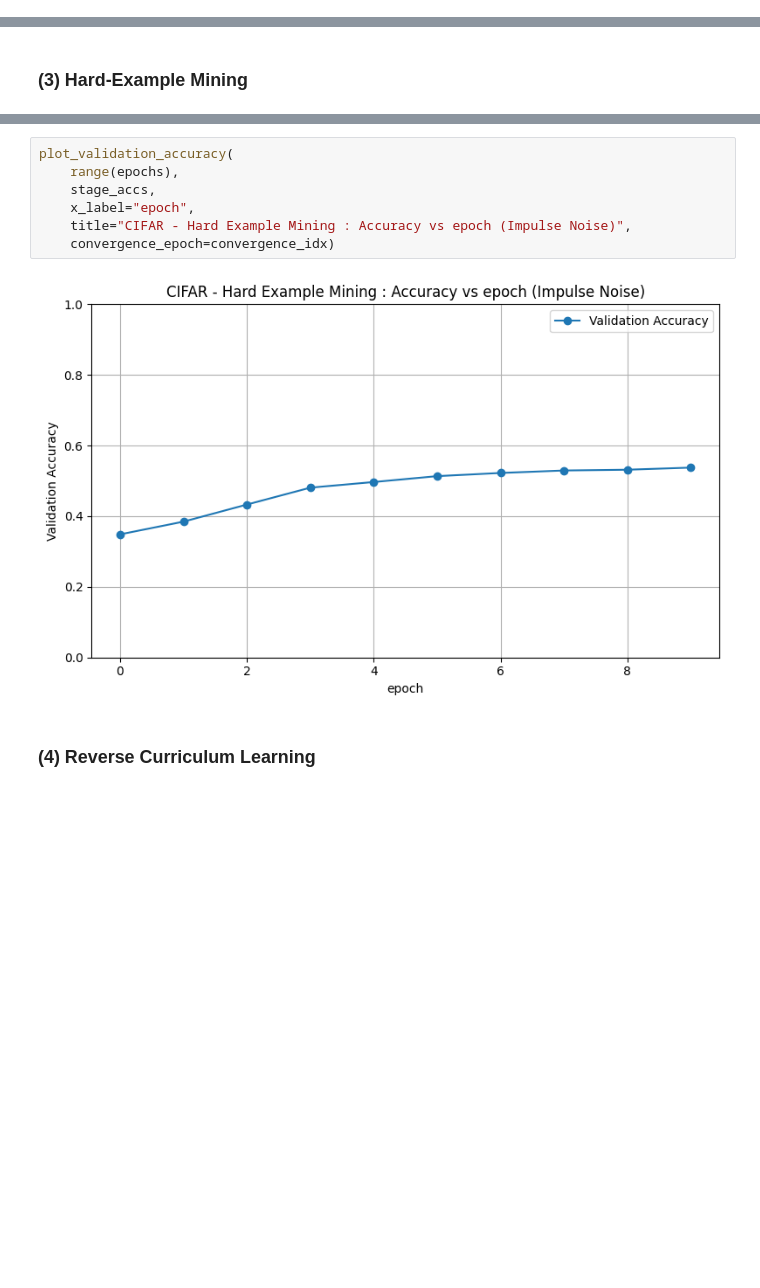
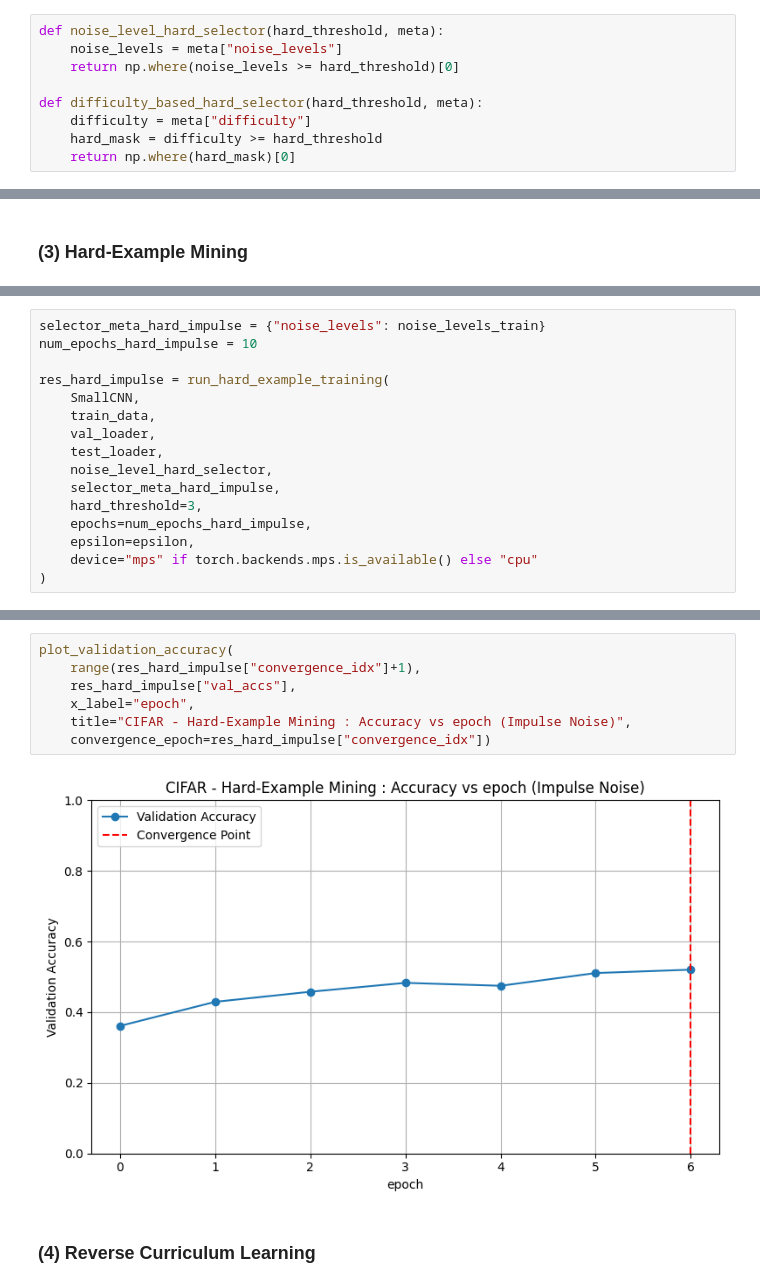
Before and after one commit to Reza-rgb/Opti4ML-TidyTeam, a Jupyter notebook: src/cifar_10_dataset.ipynb, the cells around one changed output, grey strips where cells are left out. Drawn from its saved outputs; the diff is of its cells as text; blank space fills up the shorter version.

```diff
--- a/src/cifar_10_dataset.ipynb
+++ b/src/cifar_10_dataset.ipynb
@@ -98,0 +373,9 @@ Train: 45000, Val: 5000, Test: 10000
+# %%
+def noise_level_hard_selector(hard_threshold, meta):
+    noise_levels = meta["noise_levels"]
+    return np.where(noise_levels >= hard_threshold)[0]
+
+def difficulty_based_hard_selector(hard_threshold, meta):
+    difficulty = meta["difficulty"]
+    hard_mask = difficulty >= hard_threshold
+    return np.where(hard_mask)[0]
@@ -2554,0 +2035,16 @@ Final Test Accuracy: 0.4909
+# %%
+selector_meta_hard_impulse = {"noise_levels": noise_levels_train}
+num_epochs_hard_impulse = 10
+
+res_hard_impulse = run_hard_example_training(
+    SmallCNN,
+    train_data,
+    val_loader,
+    test_loader,
+    noise_level_hard_selector,
+    selector_meta_hard_impulse,
+    hard_threshold=3,
+    epochs=num_epochs_hard_impulse,
+    epsilon=epsilon,
+    device="mps" if torch.backends.mps.is_available() else "cpu"
+)
@@ -2555,12 +2063,12 @@ Final Test Accuracy: 0.4909
 # %%
 plot_validation_accuracy(
-    range(epochs),
-    stage_accs,
+    range(res_hard_impulse["convergence_idx"]+1),
+    res_hard_impulse["val_accs"],
     x_label="epoch",
-    title="CIFAR - Hard Example Mining : Accuracy vs epoch (Impulse Noise)",
-    convergence_epoch=convergence_idx)
+    title="CIFAR - Hard-Example Mining : Accuracy vs epoch (Impulse Noise)",
+    convergence_epoch=res_hard_impulse["convergence_idx"])
 # %% [output]
-[figure, old version]
+[figure, new version]
 # %% [markdown]
 ### (4) Reverse Curriculum Learning
 # %% [markdown]
```
Also changed, not shown: parts of 92 cells of this notebook.
